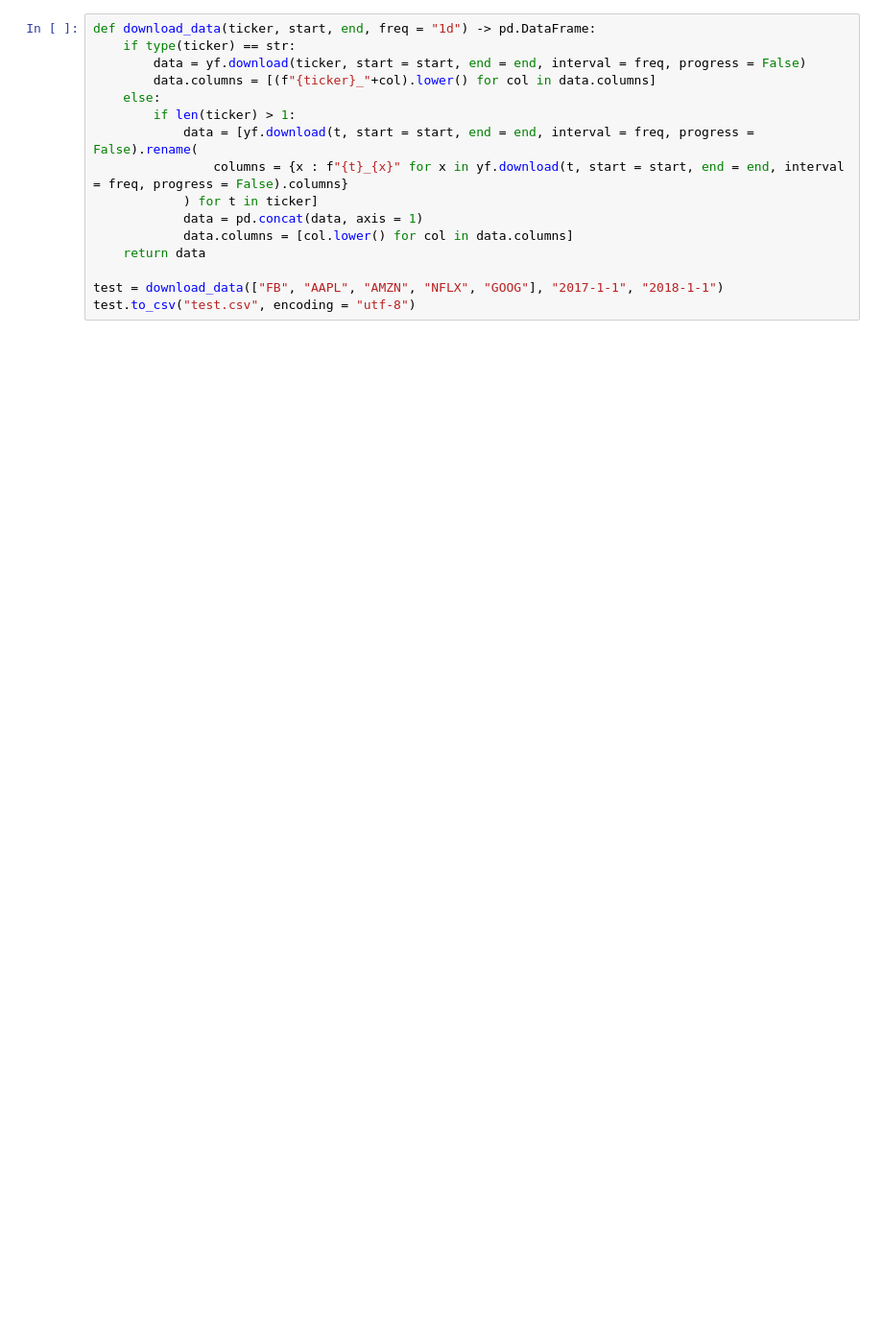
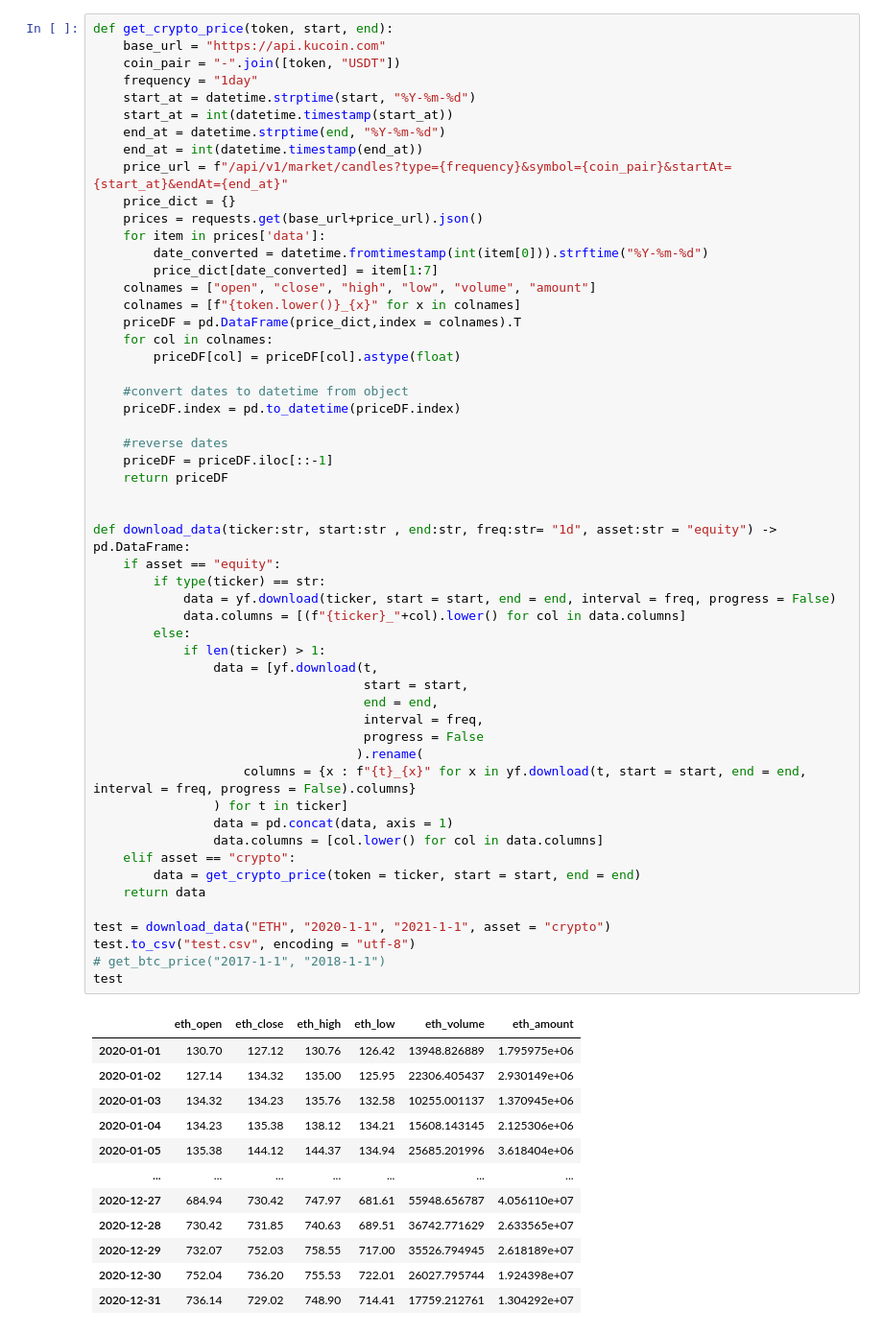
Before and after one commit to LynnHunt123/Portfolio, a Jupyter notebook: datautil/util_finanal.ipynb, the cells around one changed output. Shown: that part at 96% size. Saved outputs shown, nothing was run; the diff lists cells and outputs as text; blank space fills up the shorter version.

```diff
--- a/datautil/util_finanal.ipynb
+++ b/datautil/util_finanal.ipynb
@@ -12,18 +14,69 @@ import statsmodels.api as sm
 
 FREQ = "1d" # valid intervals: 1m,2m,5m,15m,30m,60m,90m,1h,1d,5d,1wk,1mo,3mo
 # %%
-def download_data(ticker, start, end, freq = "1d") -> pd.DataFrame:
-    if type(ticker) == str:
-        data = yf.download(ticker, start = start, end = end, interval = freq, progress = False)
-        data.columns = [(f"{ticker}_"+col).lower() for col in data.columns]
-    else:
-        if len(ticker) > 1:
-            data = [yf.download(t, start = start, end = end, interval = freq, progress = False).rename(
-                columns = {x : f"{t}_{x}" for x in yf.download(t, start = start, end = end, interval = freq, progress = False).columns}
-            ) for t in ticker]
-            data = pd.concat(data, axis = 1)
-            data.columns = [col.lower() for col in data.columns]
+def get_crypto_price(token, start, end):
+    base_url = "https://api.kucoin.com"
+    coin_pair = "-".join([token, "USDT"])
+    frequency = "1day"
+    start_at = datetime.strptime(start, "%Y-%m-%d")
+    start_at = int(datetime.timestamp(start_at))
+    end_at = datetime.strptime(end, "%Y-%m-%d")
+    end_at = int(datetime.timestamp(end_at))
+    price_url = f"/api/v1/market/candles?type={frequency}&symbol={coin_pair}&startAt={start_at}&endAt={end_at}"
+    price_dict = {}
+    prices = requests.get(base_url+price_url).json()
+    for item in prices['data']:
+        date_converted = datetime.fromtimestamp(int(item[0])).strftime("%Y-%m-%d")
+        price_dict[date_converted] = item[1:7]
+    colnames = ["open", "close", "high", "low", "volume", "amount"]
+    colnames = [f"{token.lower()}_{x}" for x in colnames]
+    priceDF = pd.DataFrame(price_dict,index = colnames).T
+    for col in colnames:
+        priceDF[col] = priceDF[col].astype(float)
+
+    #convert dates to datetime from object
+    priceDF.index = pd.to_datetime(priceDF.index)
+
+    #reverse dates
+    priceDF = priceDF.iloc[::-1]
+    return priceDF
+
+
+def download_data(ticker:str, start:str , end:str, freq:str= "1d", asset:str = "equity") -> pd.DataFrame:
+    if asset == "equity":
+        if type(ticker) == str:
+            data = yf.download(ticker, start = start, end = end, interval = freq, progress = False)
+            data.columns = [(f"{ticker}_"+col).lower() for col in data.columns]
+        else:
+            if len(ticker) > 1:
+                data = [yf.download(t,
+                                    start = start,
+                                    end = end,
+                                    interval = freq,
+                                    progress = False
+                                   ).rename(
+                    columns = {x : f"{t}_{x}" for x in yf.download(t, start = start, end = end, interval = freq, progress = False).columns}
+                ) for t in ticker]
+                data = pd.concat(data, axis = 1)
+                data.columns = [col.lower() for col in data.columns]
+    elif asset == "crypto":
+        data = get_crypto_price(token = ticker, start = start, end = end)
     return data
 
-test = download_data(["FB", "AAPL", "AMZN", "NFLX", "GOOG"], "2017-1-1", "2018-1-1")
+test = download_data("ETH", "2020-1-1", "2021-1-1", asset = "crypto")
 test.to_csv("test.csv", encoding = "utf-8")
+# get_btc_price("2017-1-1", "2018-1-1")
+test
+# %% [output]
+|  | eth_open | eth_close | eth_high | eth_low | eth_volume | eth_amount |
+| 2020-01-01 | 130.70 | 127.12 | 130.76 | 126.42 | 13948.826889 | 1.795975e+06 |
+| 2020-01-02 | 127.14 | 134.32 | 135.00 | 125.95 | 22306.405437 | 2.930149e+06 |
+| 2020-01-03 | 134.32 | 134.23 | 135.76 | 132.58 | 10255.001137 | 1.370945e+06 |
+| 2020-01-04 | 134.23 | 135.38 | 138.12 | 134.21 | 15608.143145 | 2.125306e+06 |
+| 2020-01-05 | 135.38 | 144.12 | 144.37 | 134.94 | 25685.201996 | 3.618404e+06 |
+| ... | ... | ... | ... | ... | ... | ... |
+| 2020-12-27 | 684.94 | 730.42 | 747.97 | 681.61 | 55948.656787 | 4.056110e+07 |
+| 2020-12-28 | 730.42 | 731.85 | 740.63 | 689.51 | 36742.771629 | 2.633565e+07 |
+| 2020-12-29 | 732.07 | 752.03 | 758.55 | 717.00 | 35526.794945 | 2.618189e+07 |
+| 2020-12-30 | 752.04 | 736.20 | 755.53 | 722.01 | 26027.795744 | 1.924398e+07 |
+| 2020-12-31 | 736.14 | 729.02 | 748.90 | 714.41 | 17759.212761 | 1.304292e+07 |
```
Also changed, not shown: parts of 9 cells of this notebook, 2 other files.
